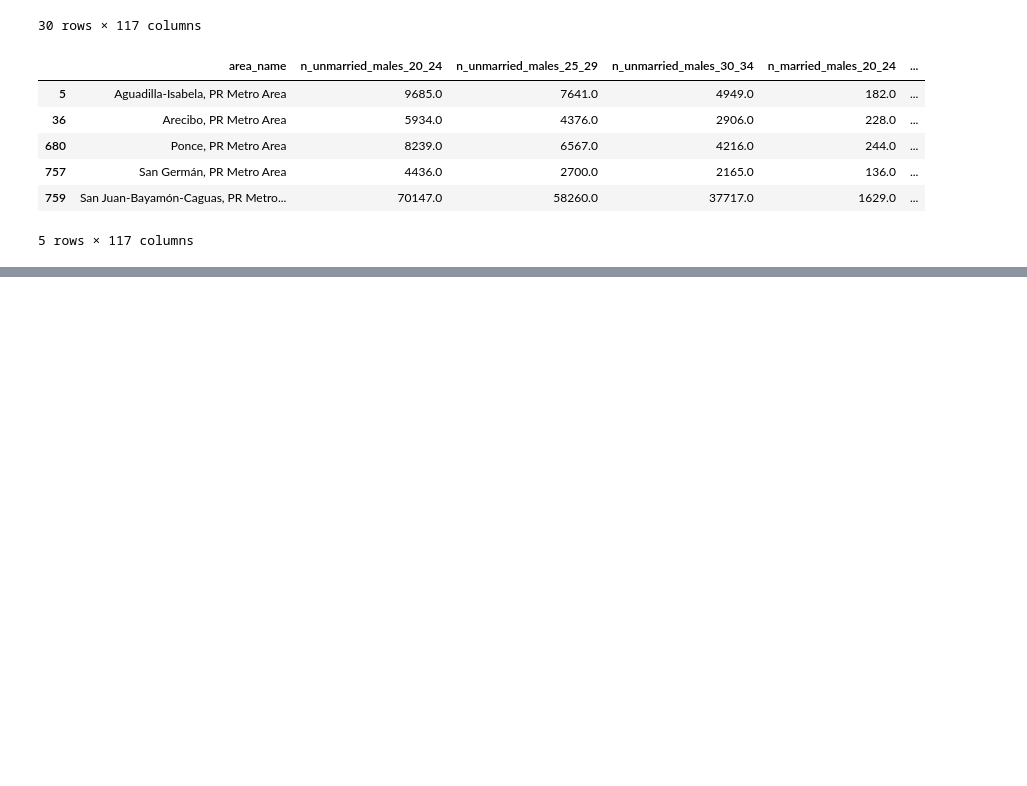
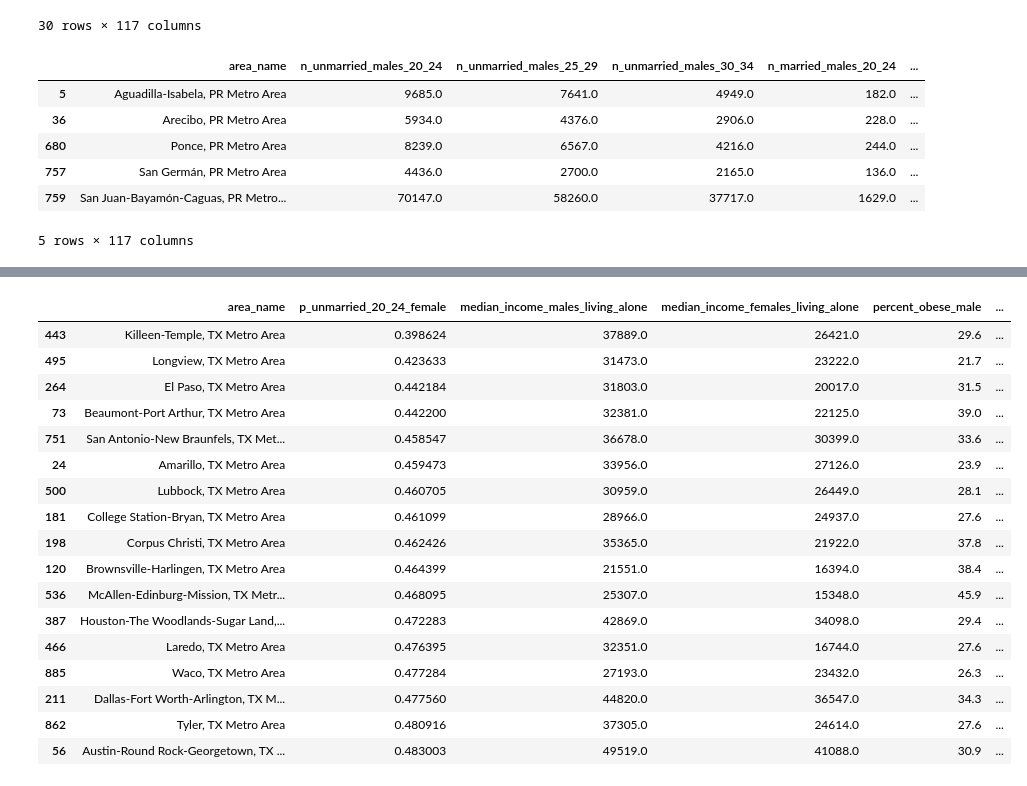
Before and after one commit to John-Curcio/census_data, a Jupyter notebook: efficient frontier with obesity data.ipynb, the cells around one changed output, grey strips where cells are left out. Saved outputs shown, nothing was run; the diff lists cells and outputs as text; code cells hidden in the pictures; blank space fills up the shorter version.

```diff
--- a/efficient frontier with obesity data.ipynb
+++ b/efficient frontier with obesity data.ipynb
@@ -296,0 +373,21 @@ df.sort_values("p_cuban", ascending=False)\
+# %%
+trim_df.loc[trim_df.area_name.str.contains("TX Metro Area"), ["area_name"] + extra_cols].sort_values("p_unmarried_20_24_female")
+# %% [output]
+|  | area_name | p_unmarried_20_24_female | median_income_males_living_alone | median_income_females_living_alone | percent_obese_male | ... |
+| 443 | Killeen-Temple, TX Metro Area | 0.398624 | 37889.0 | 26421.0 | 29.6 | ... |
+| 495 | Longview, TX Metro Area | 0.423633 | 31473.0 | 23222.0 | 21.7 | ... |
+| 264 | El Paso, TX Metro Area | 0.442184 | 31803.0 | 20017.0 | 31.5 | ... |
+| 73 | Beaumont-Port Arthur, TX Metro Area | 0.442200 | 32381.0 | 22125.0 | 39.0 | ... |
+| 751 | San Antonio-New Braunfels, TX Met... | 0.458547 | 36678.0 | 30399.0 | 33.6 | ... |
+| 24 | Amarillo, TX Metro Area | 0.459473 | 33956.0 | 27126.0 | 23.9 | ... |
+| 500 | Lubbock, TX Metro Area | 0.460705 | 30959.0 | 26449.0 | 28.1 | ... |
+| 181 | College Station-Bryan, TX Metro Area | 0.461099 | 28966.0 | 24937.0 | 27.6 | ... |
+| 198 | Corpus Christi, TX Metro Area | 0.462426 | 35365.0 | 21922.0 | 37.8 | ... |
+| 120 | Brownsville-Harlingen, TX Metro Area | 0.464399 | 21551.0 | 16394.0 | 38.4 | ... |
+| 536 | McAllen-Edinburg-Mission, TX Metr... | 0.468095 | 25307.0 | 15348.0 | 45.9 | ... |
+| 387 | Houston-The Woodlands-Sugar Land,... | 0.472283 | 42869.0 | 34098.0 | 29.4 | ... |
+| 466 | Laredo, TX Metro Area | 0.476395 | 32351.0 | 16744.0 | 27.6 | ... |
+| 885 | Waco, TX Metro Area | 0.477284 | 27193.0 | 23432.0 | 26.3 | ... |
+| 211 | Dallas-Fort Worth-Arlington, TX M... | 0.477560 | 44820.0 | 36547.0 | 34.3 | ... |
+| 862 | Tyler, TX Metro Area | 0.480916 | 37305.0 | 24614.0 | 27.6 | ... |
+| 56 | Austin-Round Rock-Georgetown, TX ... | 0.483003 | 49519.0 | 41088.0 | 30.9 | ... |
```
Also changed, not shown: parts of 12 cells of this notebook, 1 other file.
